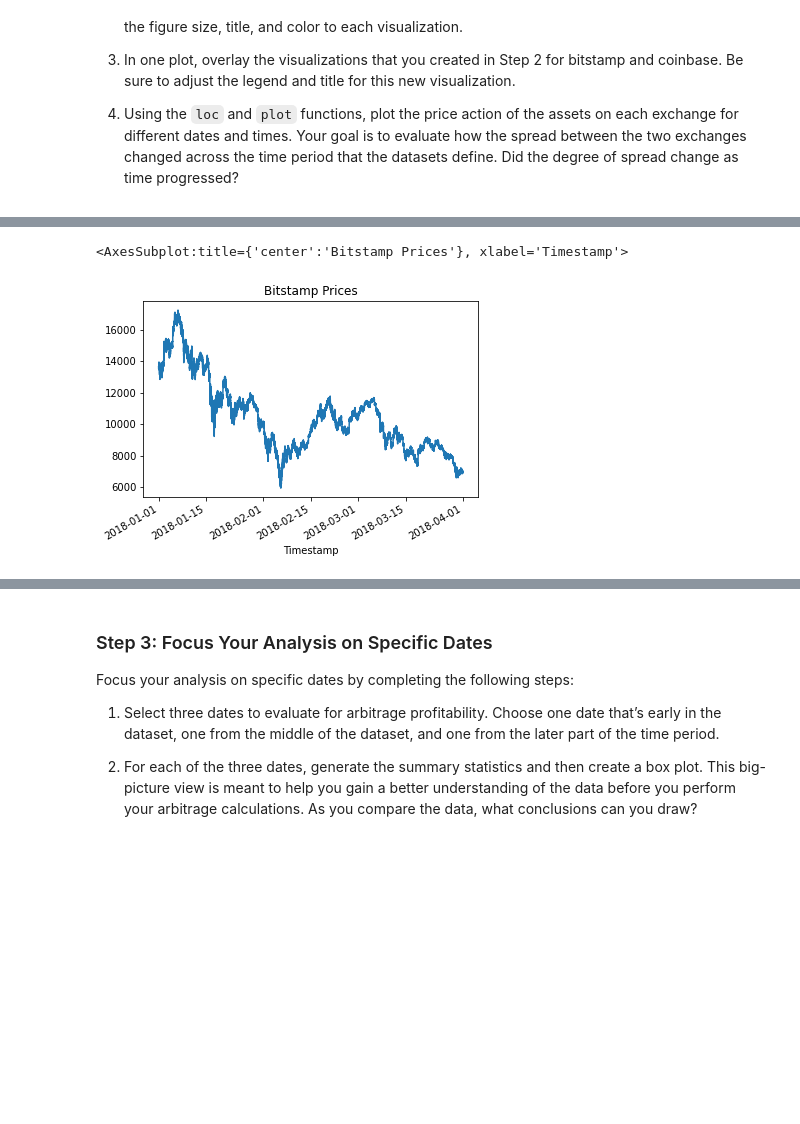
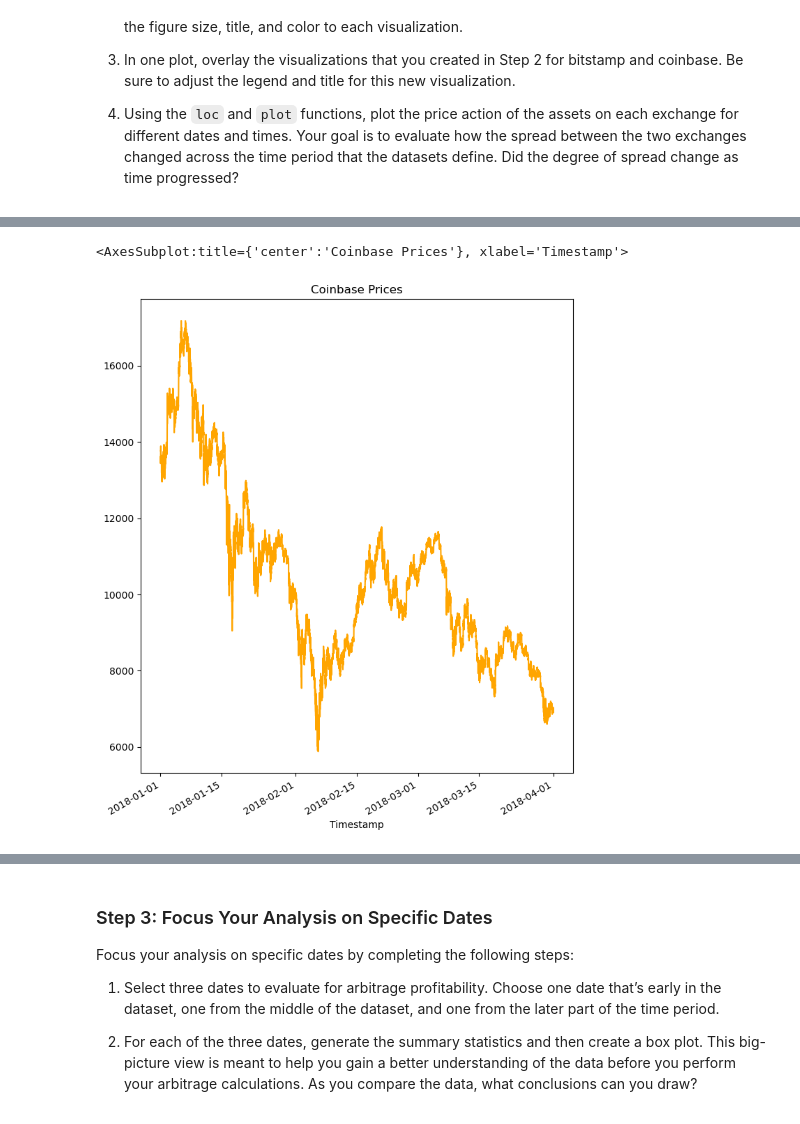
Before and after one commit to lumiroga/Fintech_Challenge3, a Jupyter notebook: crypto_arbitrage.ipynb, the cells around one changed output, grey strips where cells are left out. Cells and saved outputs as stored; diff of their text form; code cells hidden in the pictures; blank space fills up the shorter version.

```diff
--- a/crypto_arbitrage.ipynb
+++ b/crypto_arbitrage.ipynb
@@ -243,8 +243,8 @@ Timestamp
 Name: Close, dtype: float64
 # %%
 # Use loc or iloc to select `Timestamp (the index)` and `Close` from coinbase DataFrame
-coinbase_sliced = # YOUR CODE HERE
+coinbase_sliced = coinbase.loc[:,"Close"]
 
 # Review the first five rows of the DataFrame
-# YOUR CODE HERE
+coinbase_sliced.head()
 # %% [output]
@@ -303,10 +303,10 @@ Sort through the time series data associated with the bitstamp and coinbase Data
 # %%
-# Create a line plot for the coinbase DataFrame for the full length of time in the dataset
+# Create a line plot for the coinbase **Probably it means Coinbase** DataFrame for the full length of time in the dataset
 # Be sure that the figure size, title, and color are tailored to each visualization
-# YOUR CODE HERE
+coinbase_sliced.plot(title="Coinbase Prices", figsize=(8,10),color="orange")
 # %% [output]
-<AxesSubplot:title={'center':'Bitstamp Prices'}, xlabel='Timestamp'>
+<AxesSubplot:title={'center':'Coinbase Prices'}, xlabel='Timestamp'>
-[figure, old version]
+[figure, new version]
 # %%
 # Overlay the visualizations for the bitstamp and coinbase DataFrames in one plot
 # The plot should visualize the prices over the full lenth of the dataset
```
Also changed, not shown: parts of 8 cells of this notebook.
